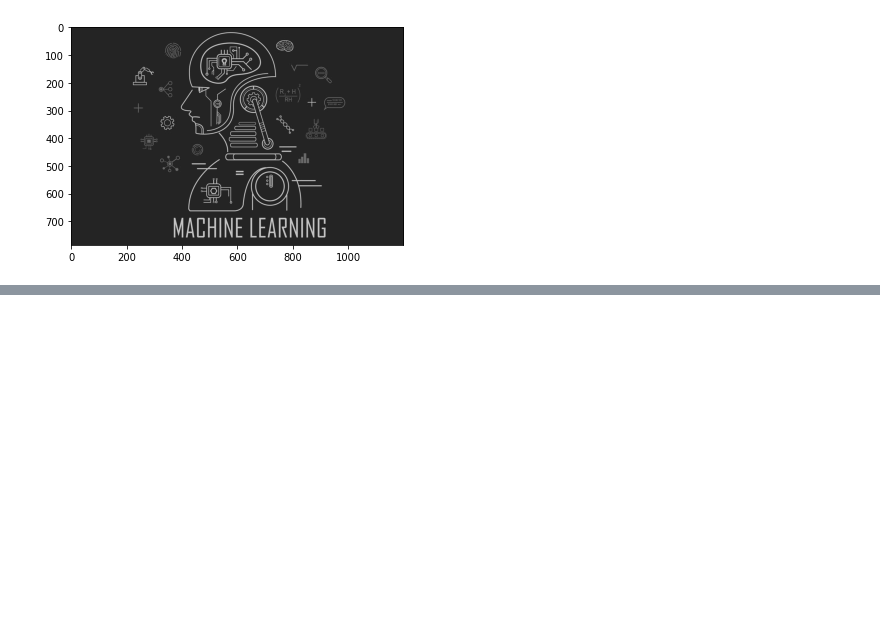
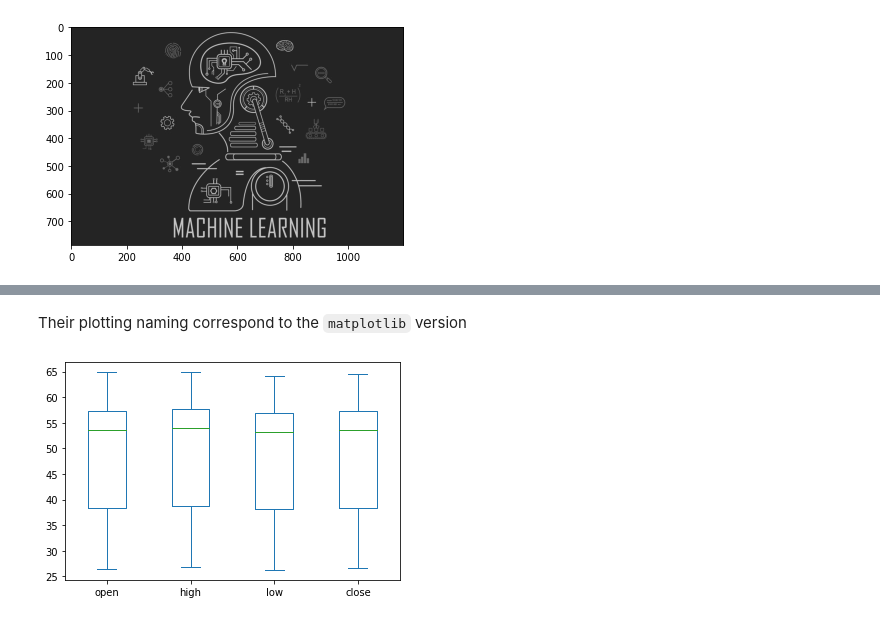
Before and after one commit to hgmeza/ml-journey, a Jupyter notebook: basics/numpy-essentials.ipynb, the cells around one changed output, grey strips where cells are left out. Drawn from its saved outputs; the diff is of its cells as text; code cells hidden in the pictures; blank space fills up the shorter version.

```diff
--- a/basics/numpy-essentials.ipynb
+++ b/basics/numpy-essentials.ipynb
@@ -239,0 +494,6 @@ plt.show()
+# %% [markdown]
+Their plotting naming correspond to the `matplotlib` version
+# %%
+df[['open', 'high', 'low', 'close']].plot.box();
+# %% [output]
+[figure, added]
```
Also changed, not shown: parts of 47 cells of this notebook.
